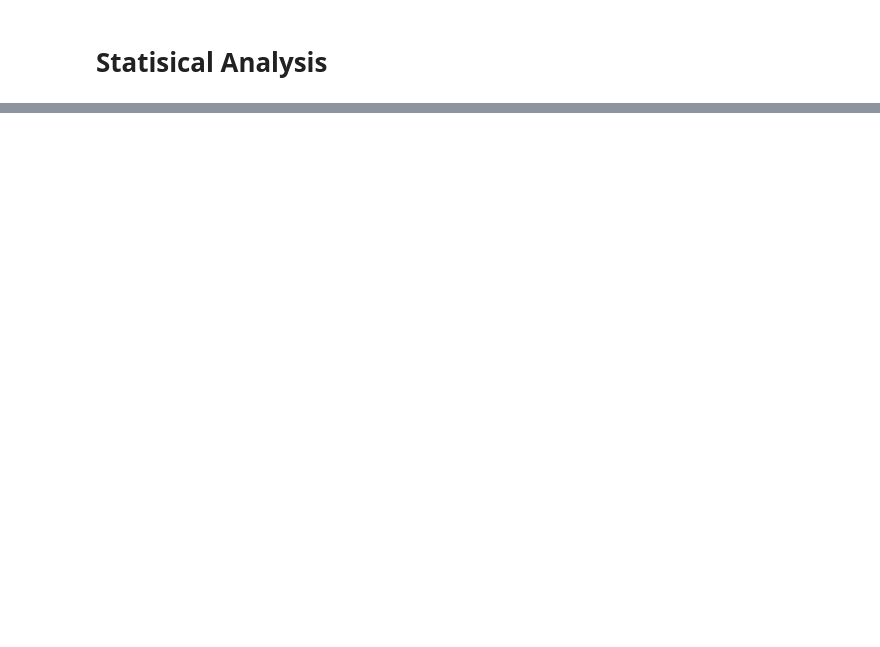
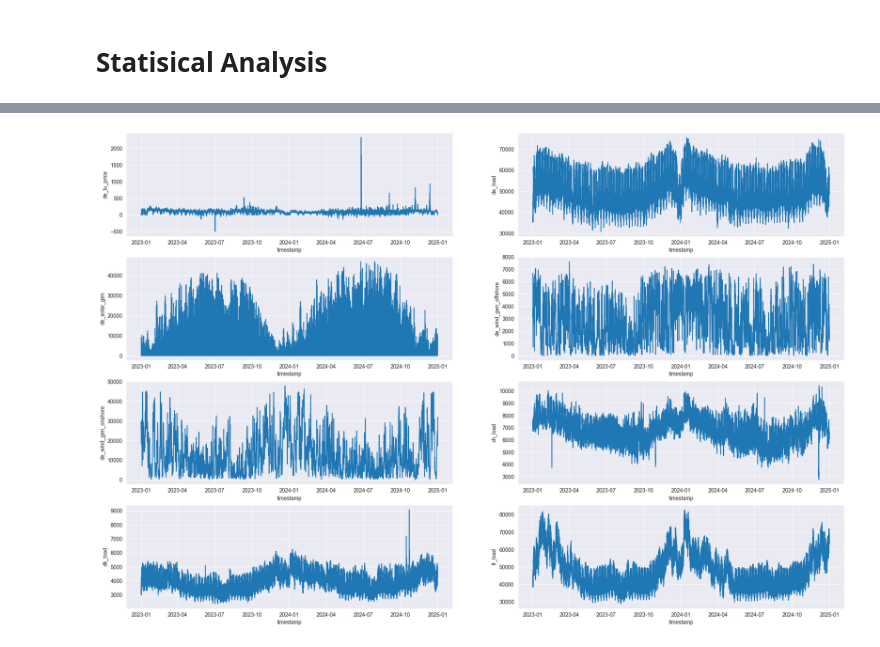
Before and after one commit to valentin-17/epf, a Jupyter notebook: notebooks/exploratory_analysis.ipynb, the cells around one changed output, grey strips where cells are left out. Saved outputs shown, nothing was run; the diff lists cells and outputs as text; code cells hidden in the pictures; blank space fills up the shorter version.

```diff
--- a/notebooks/exploratory_analysis.ipynb
+++ b/notebooks/exploratory_analysis.ipynb
@@ -94 +103,12 @@ dtype: int64
+# %%
+# plot all timeseries for visual inspection
+plt.figure(figsize=(24, 16))
+
+for _ in combined_df.columns:
+    plt.subplot(4, 2, list(combined_df.columns).index(_)+1)
+    sns.lineplot(data=combined_df[_])
+
+plt.savefig("../reports/figures/plot_overview.png", dpi=300)
+# %% [output]
+[figure, added]
 # %%
```
Also changed, not shown: parts of 17 cells of this notebook, 8 other files.
